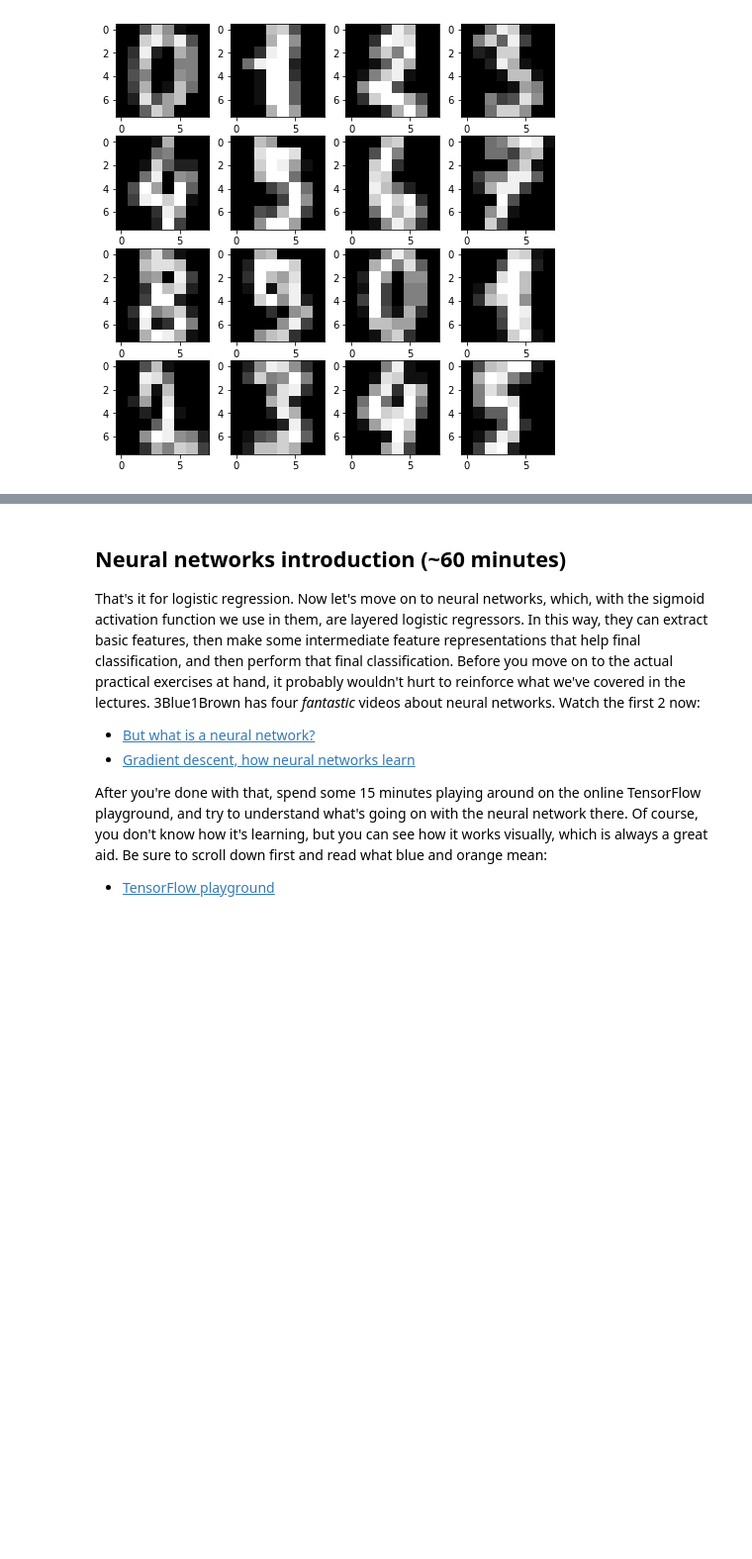
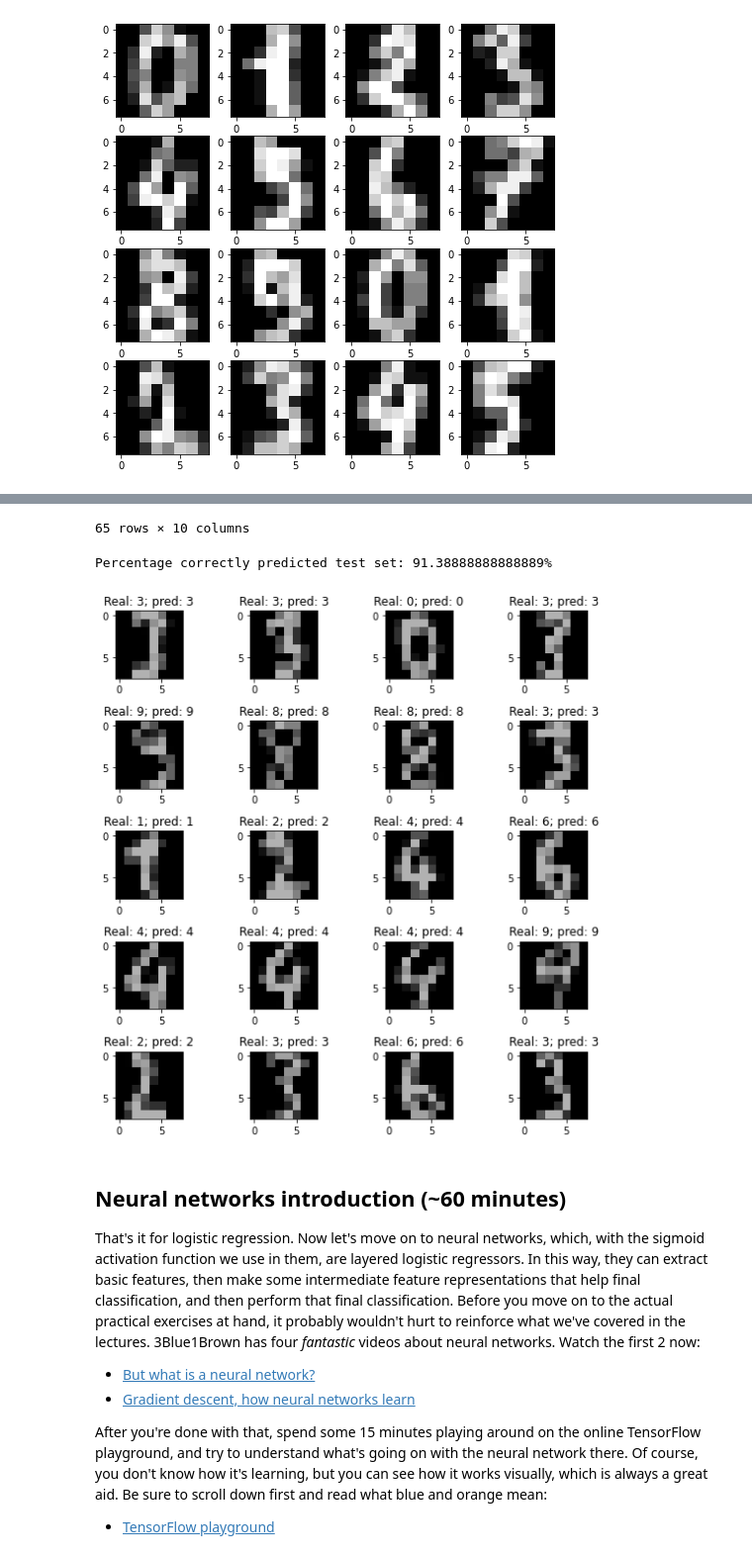
Before and after one commit to DieStok/Basic-Machine-Learning-for-Bioinformatics, a Jupyter notebook: Day2/Practical/PracticalMaterialDay2_AfternoonPractical_Answers.ipynb, the cells around one changed output, grey strips where cells are left out. Shown at 99% size. Cells and saved outputs as stored; diff of their text form; code cells hidden in the pictures; blank space fills up the shorter version.

Commit message:
Fixed logreg issues, added nested cross-val sklearn. Added take-homes day 1, 5, 2 morning.

```diff
--- a/Day2/Practical/PracticalMaterialDay2_AfternoonPractical_Answers.ipynb
+++ b/Day2/Practical/PracticalMaterialDay2_AfternoonPractical_Answers.ipynb
@@ -310,8 +370,8 @@ for imageRow in range(0,4):
         counter += 1
 
 #split the data into train and test, keeping class percentage equal, using a function from scikit-learn
-x, y                                          = load_digits(return_X_y= True)
-X_train, X_test, y_train, y_test              = train_test_split(x, y, train_size = 0.8, stratify = y)
+X, y                                          = load_digits(return_X_y= True)
+X_train, X_test, y_train, y_test              = train_test_split(X, y, train_size = 0.8, stratify = y)
 normalised_X_train, means_train, ranges_train = createNormalisedFeatures(X_train, "range")
 normalised_X_train                            = np.array(normalised_X_train)
 normalised_X_test                             = (X_test - means_train)/ranges_train
@@ -365,13 +430,65 @@ Okay, now it is up to you to perform multiclass logistic regression. It's the ex
 # %%
-startThetas = [12]*65 #64 pixels and the intercept parameter
+# if you get many warning messages from fmin_bfgs, try this alternative sigmoid function:
 
-print(y_train)
+# def mySigmoid(data):
+#     data = np.array(data)
+#     return scipy.special.expit(data)
 
-#answer
+#Why this? Well, with many parameters and large values, numerical precision for the power function becomes
+# an issue. Read here: https://github.com/scipy/scipy/blob/91a279ecb05e7814e2787bfa618d46ad3e0af2be/scipy/special/_logit.h
+# how scipy fixes that.
+
+startThetas = [0]*65 #64 pixels and the intercept parameter
+
+
+# your answer here
+
+
+
+# plotting code, uncomment once you have predictions. Replace predLabelsMNISt with your name for the predictions!
+
+# twentyRandomIndices = np.random.randint(0, len(normalised_X_test), 20)
+# fig, axes = plt.subplots(5, 4, figsize = (8,8))
+# counter = 0
+# for imageRow in range(0,5):
+#     for imageCol in range (0,4):
+#         axes[imageRow, imageCol].imshow(np.reshape(normalised_X_test[twentyRandomIndices[counter]], newshape = mnistData.images[0].shape),
+#                                         cmap='gray', vmin = 0, vmax = 1, interpolation='none')
+#         axes[imageRow, imageCol].set_title("Real: " +
+#                                            str(y_test[twentyRandomIndices[counter]]) +
+#                                            "; pred: " +
+#                                            str(predLabelsMNIST[twentyRandomIndices[counter]])
+#                                           )
+#         counter += 1
+# fig.tight_layout()
+
+
+# answer
 finalThetasEachDigit = []
-for label in np.unique(y_train):
-    currentClassArray = (y_train == label).astype(int)
+for label in np.unique(np.sort(y_train)):
+    currentClassArray = (y_train == label).astype(int)[:, np.newaxis]
     optimisedThetas   = fmin_bfgs(costFuncLogReg, startThetas, computeGradients, (normalised_X_train , currentClassArray))
     finalThetasEachDigit.append(optimisedThetas)
-    break
+
+thetaMatrix = np.c_[finalThetasEachDigit].T
+display(pd.DataFrame(thetaMatrix))
+
+predictionsMNIST = linAlgLogRegHypothesis(normalised_X_test, thetaMatrix)
+predLabelsMNIST  = np.argmax(predictionsMNIST, axis = 1)
+print("Percentage correctly predicted test set: " + str(np.sum(predLabelsMNIST == y_test)/len(y_test)*100) + "%")
+
+twentyRandomIndices = np.random.randint(0, len(normalised_X_test), 20)
+fig, axes = plt.subplots(5, 4, figsize = (8,8))
+counter = 0
+for imageRow in range(0,5):
+    for imageCol in range (0,4):
+        axes[imageRow, imageCol].imshow(np.reshape(normalised_X_test[twentyRandomIndices[counter]], newshape = mnistData.images[0].shape),
+                                        cmap='gray', vmin = 0, vmax = 1, interpolation='none')
+        axes[imageRow, imageCol].set_title("Real: " +
+                                           str(y_test[twentyRandomIndices[counter]]) +
+                                           "; pred: " +
+                                           str(predLabelsMNIST[twentyRandomIndices[counter]])
+                                          )
+        counter += 1
+fig.tight_layout()
 # %% [output]
@@ -383,3 +524,6 @@ Warning: Desired error not necessarily achieved due to precision loss.
+65 rows × 10 columns
+Percentage correctly predicted test set: 91.38888888888889%
+[figure, added]
 # %% [markdown]
 ## Neural networks introduction (~60 minutes)
 
```
Also changed, not shown: parts of 15 cells of this notebook, 10 other files.
